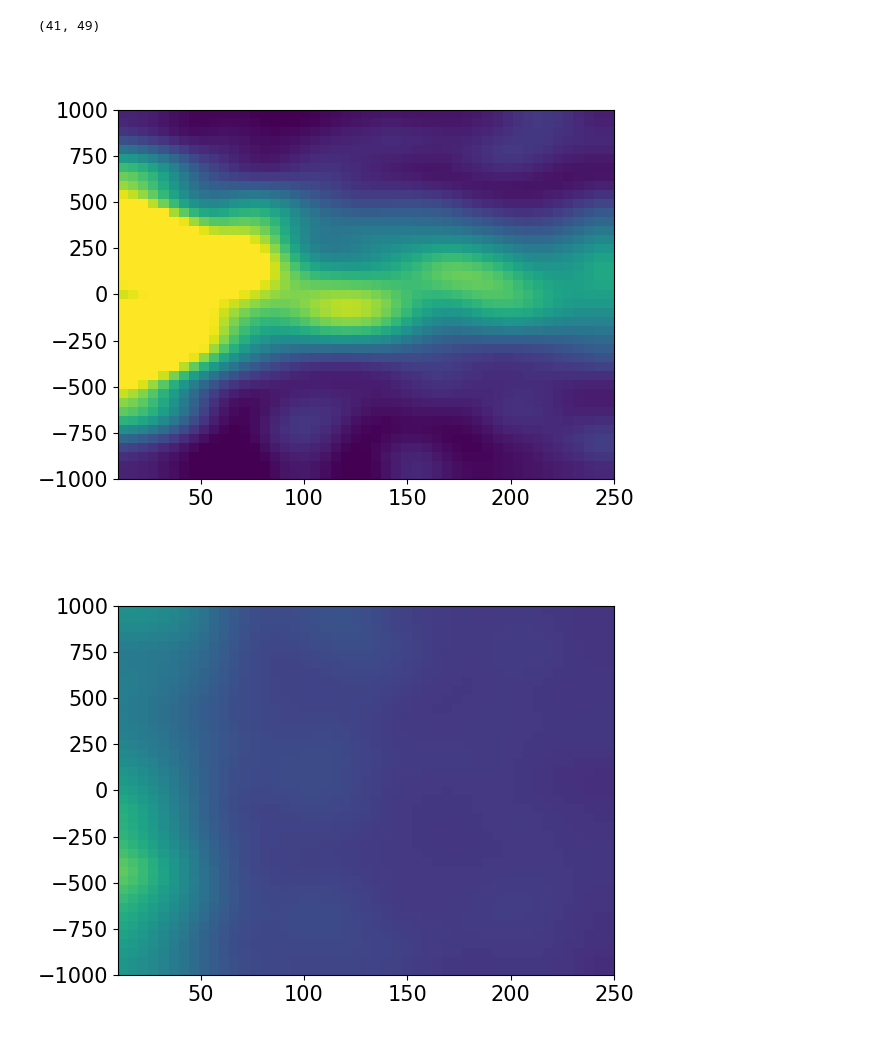
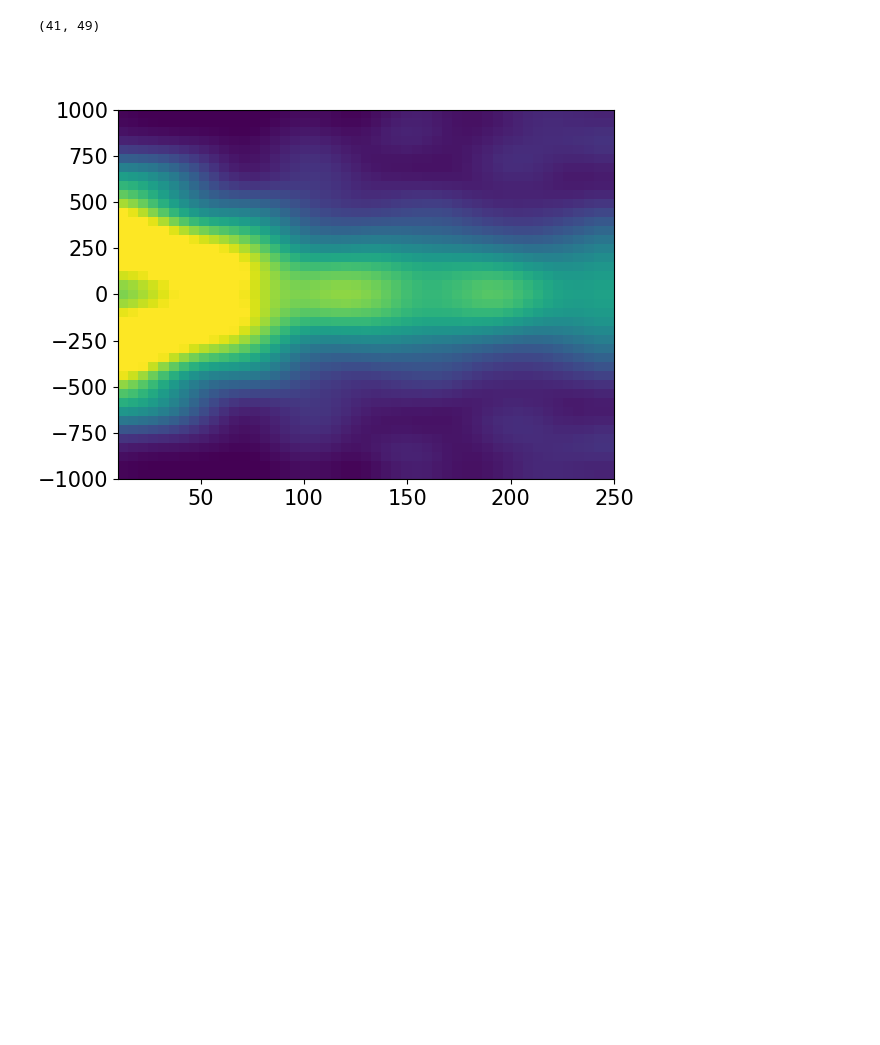
Before and after one commit to prusinski/galpair_model, a Jupyter notebook: lya_map_convolve.ipynb, the cells around one changed output. Saved outputs shown, nothing was run; the diff lists cells and outputs as text; code cells hidden in the pictures; blank space fills up the shorter version.

```diff
--- a/lya_map_convolve.ipynb
+++ b/lya_map_convolve.ipynb
@@ -19,19 +19,34 @@ vcut = (vscale > -1000) & (vscale < 1000)
 vs = vscale[vcut]
 
 lya_map = fits.open('lya_map_250303.fits')[0].data
+sym_lya_map = np.zeros_like(lya_map)
 
 
-fig, ax = plt.subplots()
 
 foldpt = int(lya_map.shape[0]/2)
 
 bottomhalf = np.flip(lya_map[0:foldpt,:], axis=0)
 tophalf = lya_map[foldpt:,:]
 
-comb = np.nansum([bottomhalf,tophalf], axis=0)
+comb = np.nanmean([bottomhalf,tophalf], axis=0)
 
+sym_lya_map[0:foldpt, :] = np.flip(comb, axis=0)
+sym_lya_map[foldpt:, :] = comb
 
-ax.imshow(comb, origin='lower', aspect='auto', extent = [bvec.min(), bvec.max(), 0, vs.max()], vmax=1.4)
+fig, ax = plt.subplots()
+ax.imshow(comb, origin='lower', aspect='auto', extent = [bvec.min(), bvec.max(), 0, vs.max()], vmax=0.7)
+ax.set_ylabel('$v_\\mathrm{LOS}$')
+ax.set_xlabel('$b$ (kpc)')
+plt.show()
+
+fig, ax = plt.subplots()
+ax.imshow(np.flip(comb, axis=0), origin='lower', aspect='auto', extent = [bvec.min(), bvec.max(), 0, vs.max()], vmax=0.7)
+ax.set_ylabel('$v_\\mathrm{LOS}$')
+ax.set_xlabel('$b$ (kpc)')
+plt.show()
+
+fig, ax = plt.subplots()
+ax.imshow(sym_lya_map, origin='lower', aspect='auto', extent = [bvec.min(), bvec.max(), 0, vs.max()], vmax=0.7)
 ax.set_ylabel('$v_\\mathrm{LOS}$')
 ax.set_xlabel('$b$ (kpc)')
 plt.show()
@@ -54,8 +69,8 @@ lya_map[np.outer((vs > 0), (bvec <= 50))] = bluelya[np.outer((vs > 0), (bvec <=
 # lya_map[lya_map < 0.05] = 0
 
 
-lya_conv = convolve(lya_map, Gaussian2DKernel(2,2), boundary = 'extend') # (b,v) = 1 kpc, 50 km/s -> 5 kpc, 100 km/s
-err_conv = convolve(err_map, Gaussian2DKernel(2,2), boundary = 'extend') # (b,v) = 1 kpc, 50 km/s -> 5 kpc, 100 km/s
+lya_conv = convolve(sym_lya_map, Gaussian2DKernel(2,2), boundary = 'extend') # (b,v) = 1 kpc, 50 km/s -> 5 kpc, 100 km/s
+# err_conv = convolve(err_map, Gaussian2DKernel(2,2), boundary = 'extend') # (b,v) = 1 kpc, 50 km/s -> 5 kpc, 100 km/s
 
 # lya_conv[lya_conv < 0.1] = 0
 
@@ -66,8 +81,8 @@ plt.show()
 plt.figure()
 plt.imshow(lya_conv, aspect='auto', origin='lower', extent = [bvec.min(), bvec.max(), vs.min(), vs.max()], vmax=0.5)
 plt.show()
-plt.figure()
-plt.imshow(err_conv, aspect='auto', origin='lower', extent = [bvec.min(), bvec.max(), vs.min(), vs.max()])
-plt.show()
+# plt.figure()
+# plt.imshow(err_conv, aspect='auto', origin='lower', extent = [bvec.min(), bvec.max(), vs.min(), vs.max()])
+# plt.show()
 # %% [output]
 [figure]
@@ -79,26 +95,25 @@ plt.show()
 # %%
 lya = interp.RectBivariateSpline(vs, bvec, lya_conv, kx=3, ky=3)
 newb = np.arange(10,252.5,5)
 newv = np.arange(-1000, 1025, 50)
 new_lya = lya(newv, newb)
 
-lyaerr = interp.RectBivariateSpline(vs, bvec, err_conv, kx=3, ky=3)
-new_err = lyaerr(newv, newb)
+# lyaerr = interp.RectBivariateSpline(vs, bvec, err_conv, kx=3, ky=3)
+# new_err = lyaerr(newv, newb)
 
 print(new_lya.shape)
 
 plt.figure()
 plt.imshow(new_lya, aspect='auto', origin='lower', extent = [newb.min(), newb.max(), newv.min(), newv.max()], vmin=0, vmax = 0.5)
 plt.show()
 
-plt.figure()
-plt.imshow(new_err, aspect='auto', origin='lower', extent = [newb.min(), newb.max(), newv.min(), newv.max()], vmin=0, vmax = 0.5)
-plt.show()
+# plt.figure()
+# plt.imshow(new_err, aspect='auto', origin='lower', extent = [newb.min(), newb.max(), newv.min(), newv.max()], vmin=0, vmax = 0.5)
+# plt.show()
 
 
-fits.PrimaryHDU(new_lya).writeto('lya_conv_250311.fits', overwrite=True)
-fits.PrimaryHDU(new_err).writeto('lya_error_conv_250311.fits', overwrite=True)
+fits.PrimaryHDU(new_lya).writeto('lya_conv_250312.fits', overwrite=True)
+# fits.PrimaryHDU(new_err).writeto('lya_error_conv_250311.fits', overwrite=True)
 # %% [output]
 (41, 49)
-[figure, old version]
+[figure, new version]
-[figure, removed]
```
Also changed, not shown: parts of 1 cell of this notebook, 10 other files.
